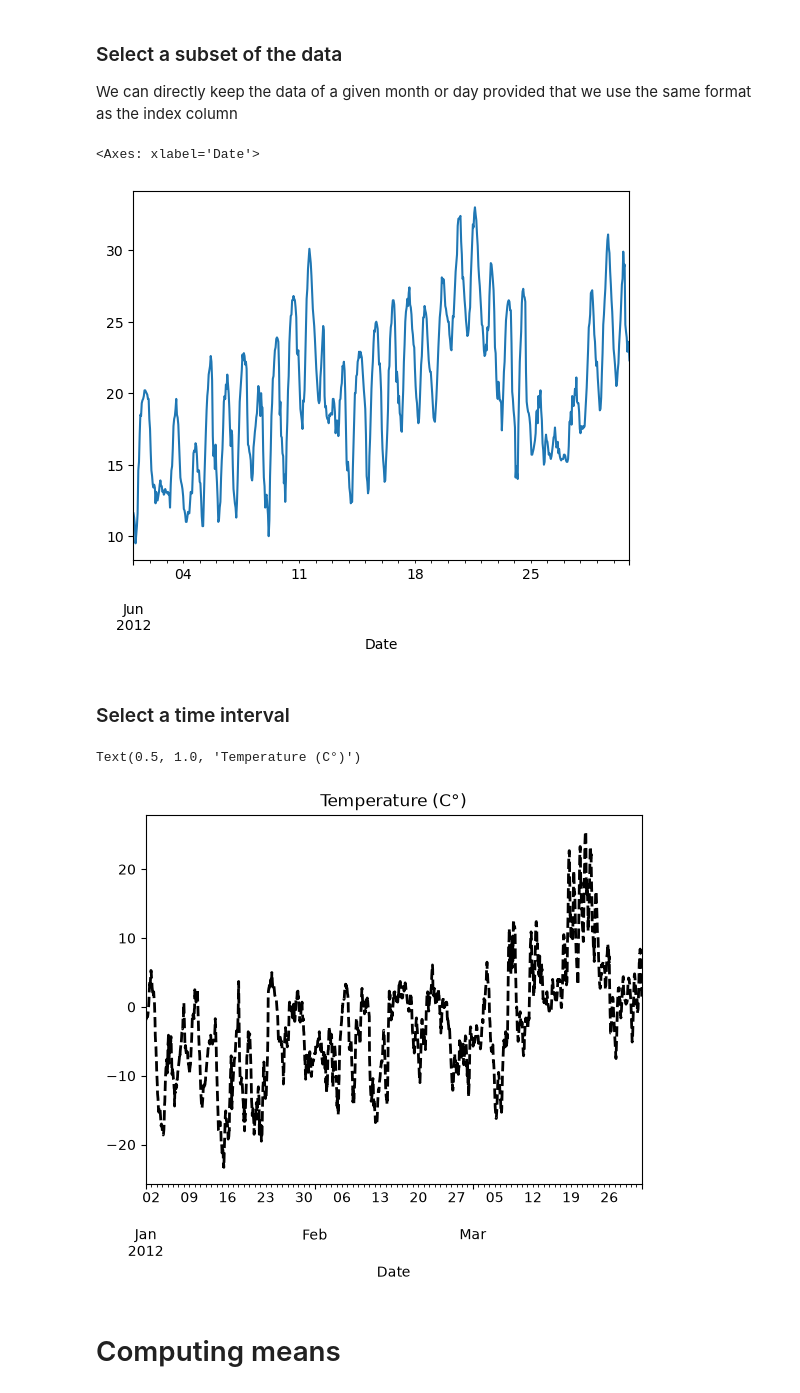
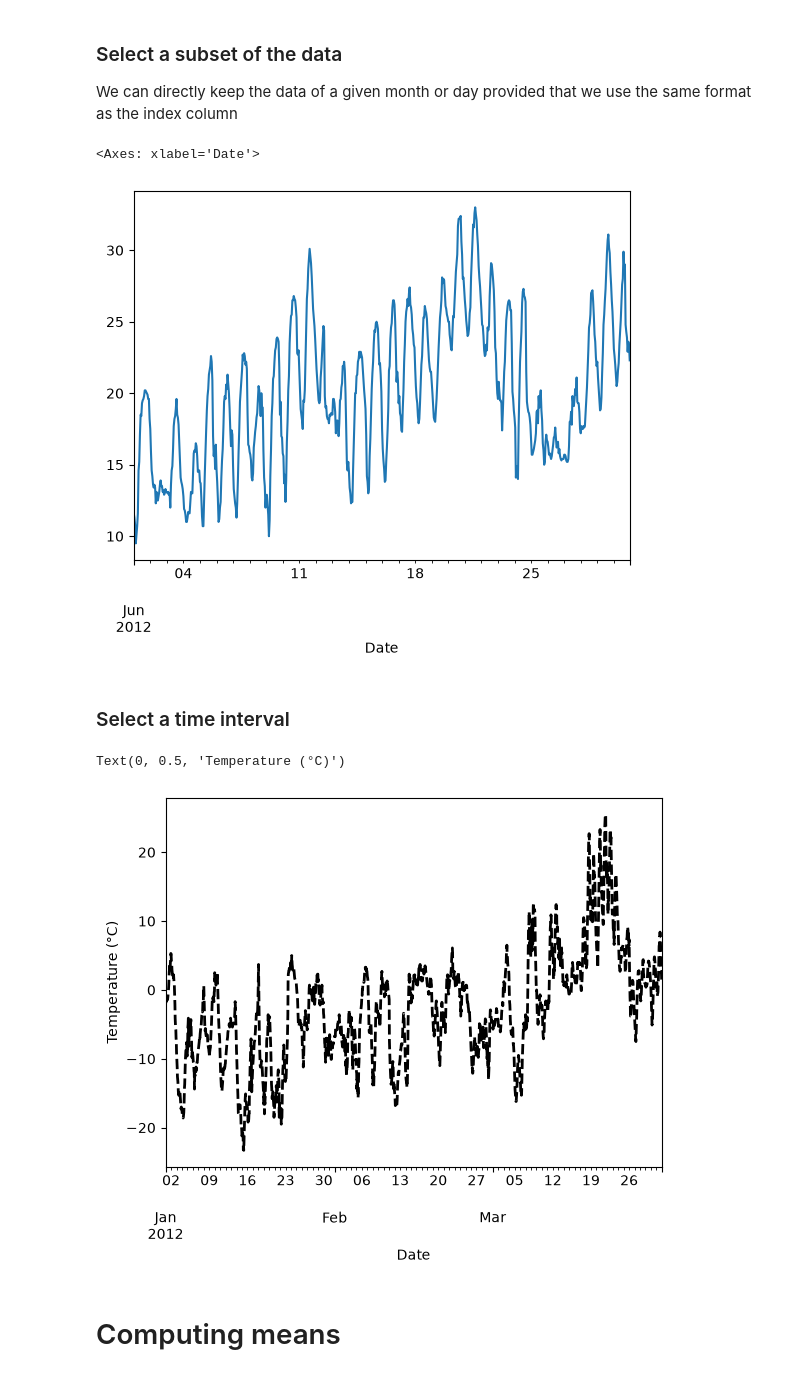
Before and after one commit to GGOSSS-Summer-School/GGOSSS-2026, a Jupyter notebook: 01-python-tutorial/notebooks/pandas.ipynb, the cells around one changed output. Cells and saved outputs as stored; diff of their text form; code cells hidden in the pictures.

```diff
--- a/01-python-tutorial/notebooks/pandas.ipynb
+++ b/01-python-tutorial/notebooks/pandas.ipynb
@@ -13,7 +13,7 @@ import matplotlib.pyplot as plt
 ## Reading a csv file
 Let's read a .csv file. It contains hourly data of temperature, humitity, wind speed, visibility etc...
 # %%
-weather = pd.read_csv('./Datasets/weather_dataset.csv')
+weather = pd.read_csv('../data/weather_dataset.csv')
 weather
 # %% [output]
 |  | Date/Time | Temp_C | Dew Point Temp_C | Rel Hum_% | Wind Speed_km/h | Visibility_km | Press_kPa | Weather |
@@ -92,16 +92,16 @@ We can directly keep the data of a given month or day provided that we use the s
 weather.Temp_C.loc['06-2012'].plot() # By choosing directly a day or mois dd-mm-yyyy, yyyy-mm-dd
 # %% [output]
 <Axes: xlabel='Date'>
-[figure, old version]
+[figure, new version]
 # %% [markdown]
 ### Select a time interval
 # %%
 #Similarly to matplolib, we can add options to the plot.
 weather.Temp_C.loc['01-2012':'03-2012'].plot(color ='black', linestyle='--', linewidth =2)
-plt.title('Temperature (C°)')
+plt.ylabel('Temperature (°C)')
 # %% [output]
-Text(0.5, 1.0, 'Temperature (C°)')
+Text(0, 0.5, 'Temperature (°C)')
-[figure, old version]
+[figure, new version]
 # %% [markdown]
 # Computing means
 # %% [markdown]
```
Also changed, not shown: parts of 5 cells of this notebook, 4 other files.
